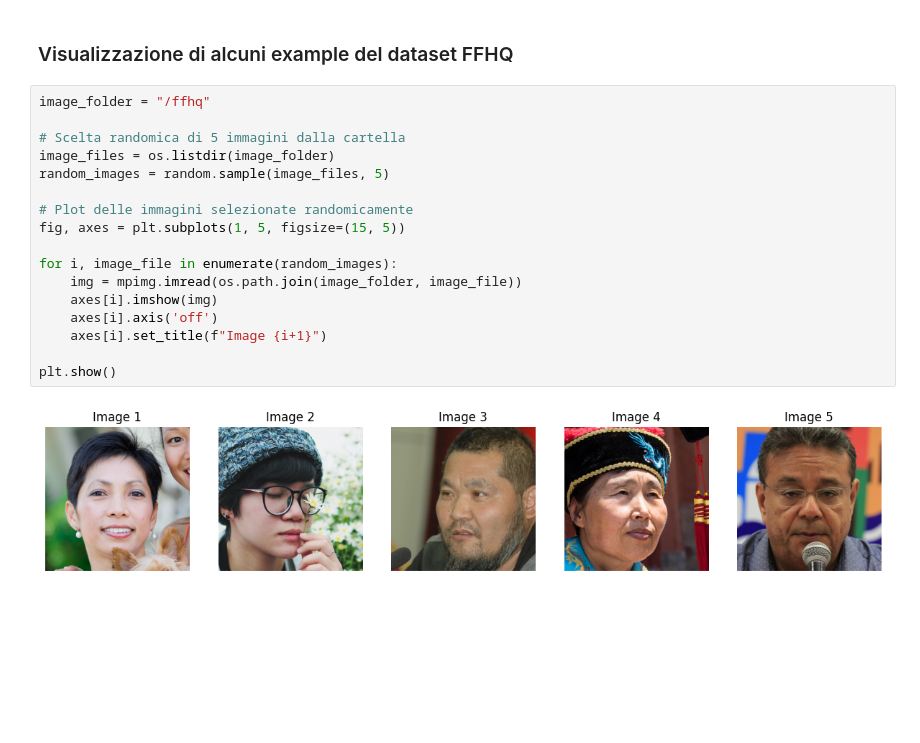
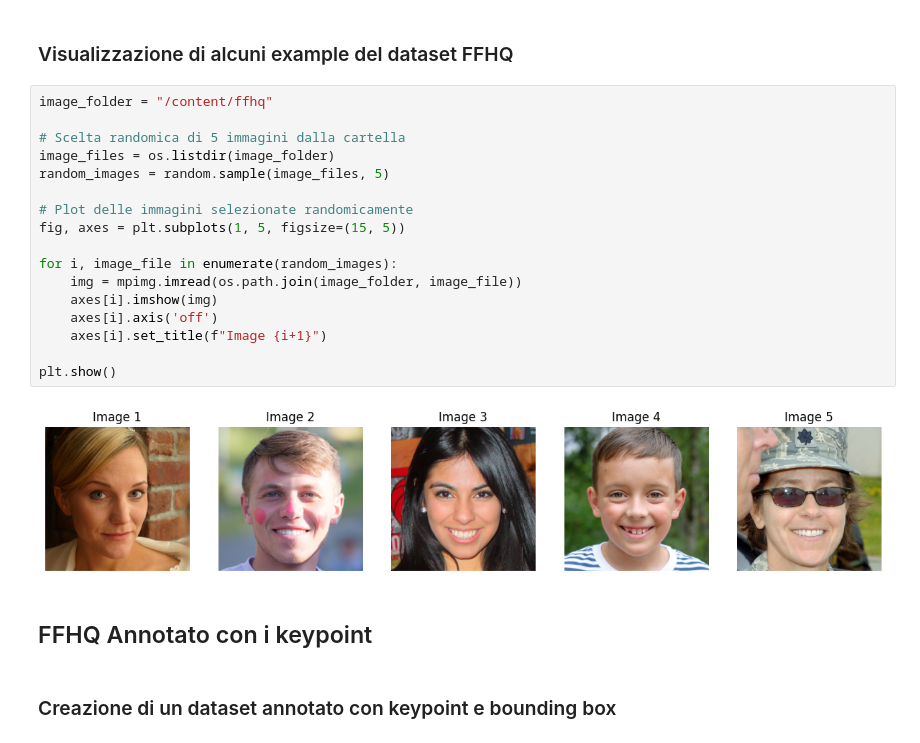
Before and after one commit to rdellavecchia/FaceSwap, a Jupyter notebook: FaceSwap.ipynb, the cells around one changed output. Saved outputs shown, nothing was run; the diff lists cells and outputs as text; blank space fills up the shorter version.

```diff
--- a/FaceSwap.ipynb
+++ b/FaceSwap.ipynb
@@ -185,21 +187,25 @@ Output streaming troncato alle ultime 5000 righe.
 # %% [markdown]
 ### Visualizzazione di alcuni example del dataset FFHQ
 # %%
-image_folder = "/ffhq"
+image_folder = "/content/ffhq"
 
 # Scelta randomica di 5 immagini dalla cartella
 image_files = os.listdir(image_folder)
 random_images = random.sample(image_files, 5)
 
 # Plot delle immagini selezionate randomicamente
 fig, axes = plt.subplots(1, 5, figsize=(15, 5))
 
 for i, image_file in enumerate(random_images):
     img = mpimg.imread(os.path.join(image_folder, image_file))
     axes[i].imshow(img)
     axes[i].axis('off')
     axes[i].set_title(f"Image {i+1}")
 
 plt.show()
 # %% [output]
-[figure, old version]
+[figure, new version]
+# %% [markdown]
+## FFHQ Annotato con i keypoint
+# %% [markdown]
+### Creazione di un dataset annotato con keypoint e bounding box
```
Also changed, not shown: parts of 7 cells of this notebook.
